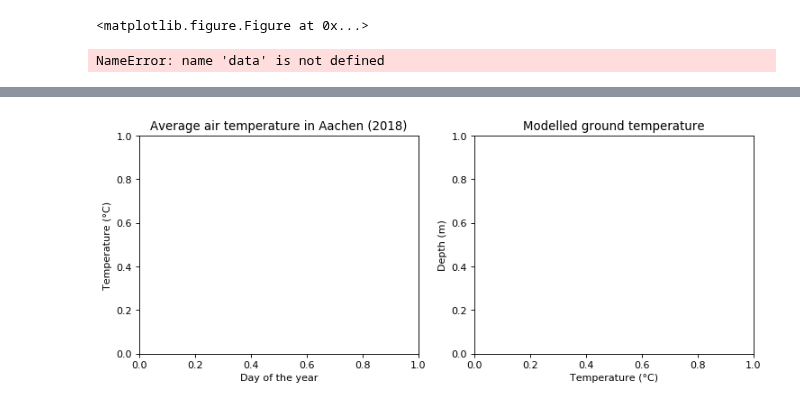
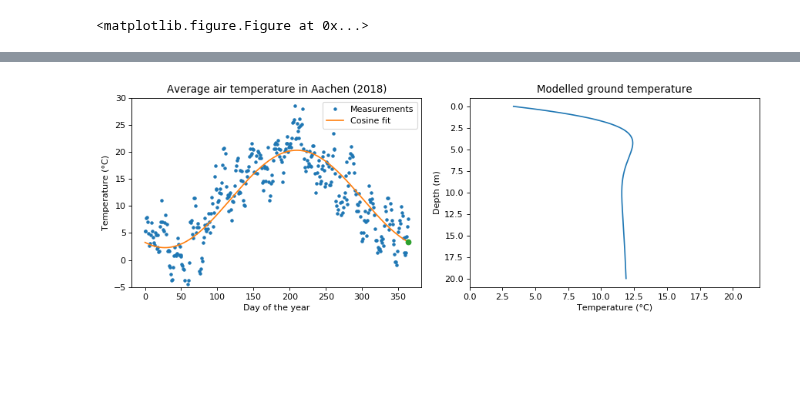
Before and after one commit to Japhiolite/geothermics, a Jupyter notebook: 14_Seasonal_ground_temperature_variation.ipynb, the cells around one changed output, grey strips where cells are left out. Cells and saved outputs as stored; diff of their text form; code cells hidden in the pictures; blank space fills up the shorter version.

Commit message:
Fix error in animation

```diff
--- a/14_Seasonal_ground_temperature_variation.ipynb
+++ b/14_Seasonal_ground_temperature_variation.ipynb
@@ -150,7 +150,8 @@ ax1.set_xlabel("Day of the year")
 ax1.set_ylabel("Temperature (°C)")
 ax2.set_xlabel("Temperature (°C)")
 ax2.set_ylabel("Depth (m)")
-ax1.plot((np.arange(365) + 1), data[:,1],'.', label="Measurements")
+ax2.set_xlim(0,22)
+ax1.plot(year, temp,'.', label="Measurements")
 ax1.plot(year,T_s, label="Cosine fit")
 vline, = ax1.plot(0, T[0], "o", color="tab:green", ms=6)
 ax1.set_ylim(-5,30)
@@ -159,7 +160,6 @@ ax1.legend()
 T = Tm + 0.03*z + Td * np.exp(-np.sqrt(omega/(2*kappa)) * z) * np.cos(- np.sqrt(omega/(2*kappa)) * z + phi)
 line, = ax2.plot(T, z)
 ax2.invert_yaxis()
-ax2.fill_betweenx(z, np.min(mt, axis=0), np.max(mt, axis=0), alpha=0.1, color="k")
 
 # initialization function: plot the background of each frame
 def init():
@@ -182,4 +182,3 @@ anim = animation.FuncAnimation(fig, animate, init_func=init,
 HTML(anim.to_html5_video())
 #anim.save("animation.gif", writer="imagemagick")
 # %% [output]
-NameError: name 'data' is not defined
@@ -186 +186 @@ NameError: name 'data' is not defined
-[figure, old version]
+[figure, new version]
```
Also changed, not shown: parts of 1 cell of this notebook.
